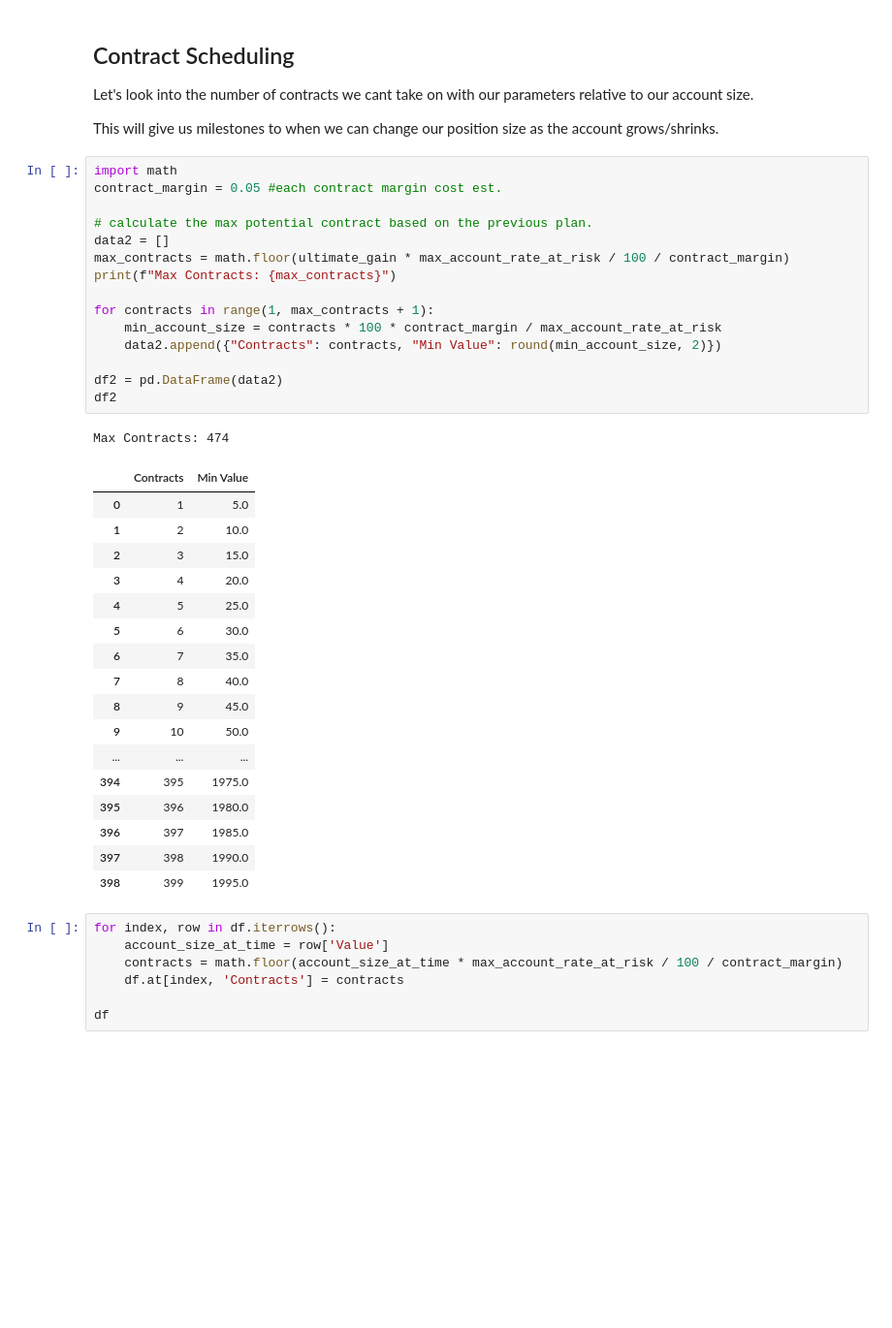
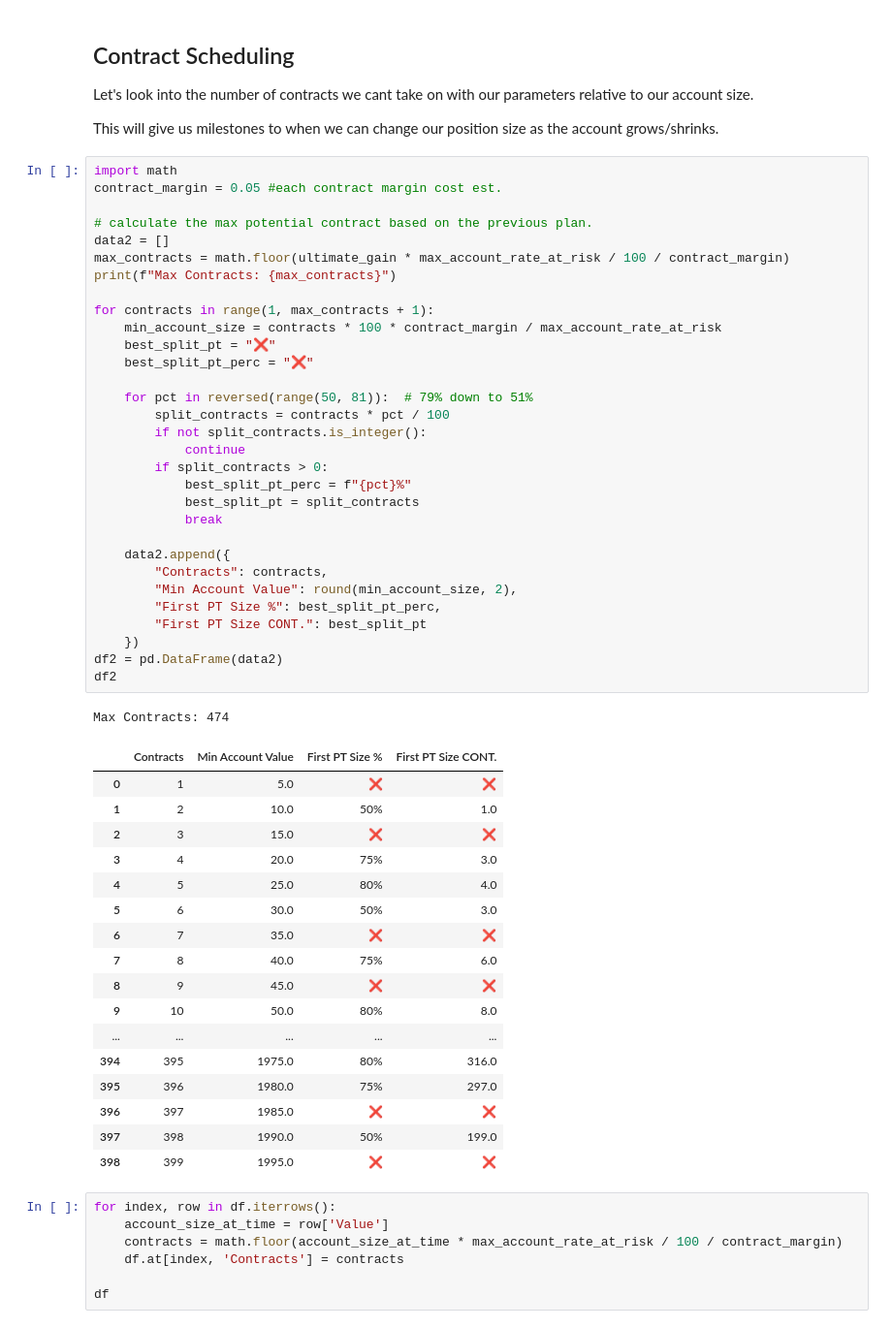
Before and after one commit to e7711bbear/TradingPlanner, a Jupyter notebook: ChallengePlanner.ipynb, the cells around one changed output. Shown at 97% size. Drawn from its saved outputs; the diff is of its cells as text; blank space fills up the shorter version.

Commit message:
Added a cont. scheduling element.

```diff
--- a/ChallengePlanner.ipynb
+++ b/ChallengePlanner.ipynb
@@ -101,37 +101,53 @@ This will give us milestones to when we can change our position size as the acco
 # %%
 import math
 contract_margin = 0.05 #each contract margin cost est.
 
 # calculate the max potential contract based on the previous plan.
 data2 = []
 max_contracts = math.floor(ultimate_gain * max_account_rate_at_risk / 100 / contract_margin)
 print(f"Max Contracts: {max_contracts}")
 
 for contracts in range(1, max_contracts + 1):
     min_account_size = contracts * 100 * contract_margin / max_account_rate_at_risk
-    data2.append({"Contracts": contracts, "Min Value": round(min_account_size, 2)})
+    best_split_pt = "❌"
+    best_split_pt_perc = "❌"
 
+    for pct in reversed(range(50, 81)):  # 79% down to 51%
+        split_contracts = contracts * pct / 100
+        if not split_contracts.is_integer():
+            continue
+        if split_contracts > 0:
+            best_split_pt_perc = f"{pct}%"
+            best_split_pt = split_contracts
+            break
+
+    data2.append({
+        "Contracts": contracts,
+        "Min Account Value": round(min_account_size, 2),
+        "First PT Size %": best_split_pt_perc,
+        "First PT Size CONT.": best_split_pt
+    })
 df2 = pd.DataFrame(data2)
 df2
 # %% [output]
 Max Contracts: 474
-|  | Contracts | Min Value |
-| 0 | 1 | 5.0 |
-| 1 | 2 | 10.0 |
-| 2 | 3 | 15.0 |
-| 3 | 4 | 20.0 |
-| 4 | 5 | 25.0 |
-| 5 | 6 | 30.0 |
-| 6 | 7 | 35.0 |
-| 7 | 8 | 40.0 |
-| 8 | 9 | 45.0 |
-| 9 | 10 | 50.0 |
-| ... | ... | ... |
-| 394 | 395 | 1975.0 |
-| 395 | 396 | 1980.0 |
-| 396 | 397 | 1985.0 |
-| 397 | 398 | 1990.0 |
-| 398 | 399 | 1995.0 |
+|  | Contracts | Min Account Value | First PT Size % | First PT Size CONT. |
+| 0 | 1 | 5.0 | ❌ | ❌ |
+| 1 | 2 | 10.0 | 50% | 1.0 |
+| 2 | 3 | 15.0 | ❌ | ❌ |
+| 3 | 4 | 20.0 | 75% | 3.0 |
+| 4 | 5 | 25.0 | 80% | 4.0 |
+| 5 | 6 | 30.0 | 50% | 3.0 |
+| 6 | 7 | 35.0 | ❌ | ❌ |
+| 7 | 8 | 40.0 | 75% | 6.0 |
+| 8 | 9 | 45.0 | ❌ | ❌ |
+| 9 | 10 | 50.0 | 80% | 8.0 |
+| ... | ... | ... | ... | ... |
+| 394 | 395 | 1975.0 | 80% | 316.0 |
+| 395 | 396 | 1980.0 | 75% | 297.0 |
+| 396 | 397 | 1985.0 | ❌ | ❌ |
+| 397 | 398 | 1990.0 | 50% | 199.0 |
+| 398 | 399 | 1995.0 | ❌ | ❌ |
 # %%
 for index, row in df.iterrows():
     account_size_at_time = row['Value']
```
